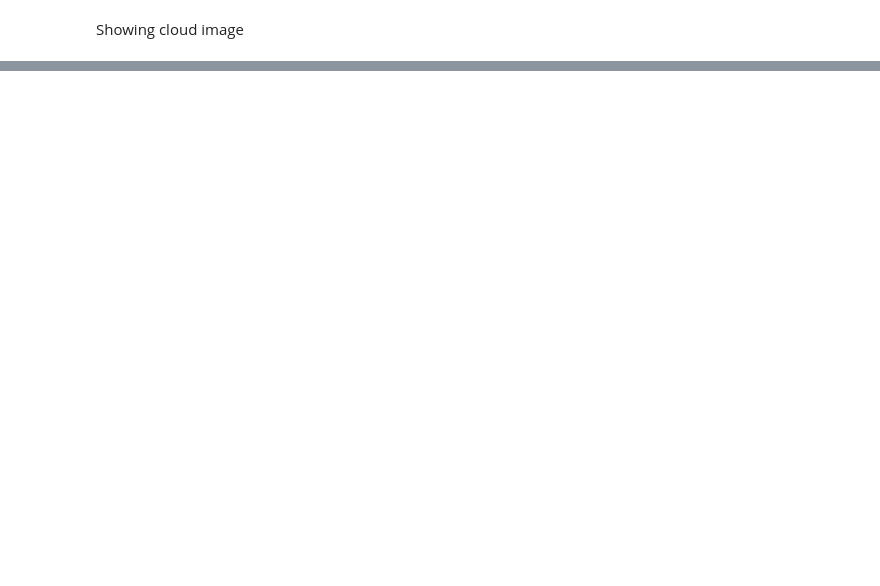
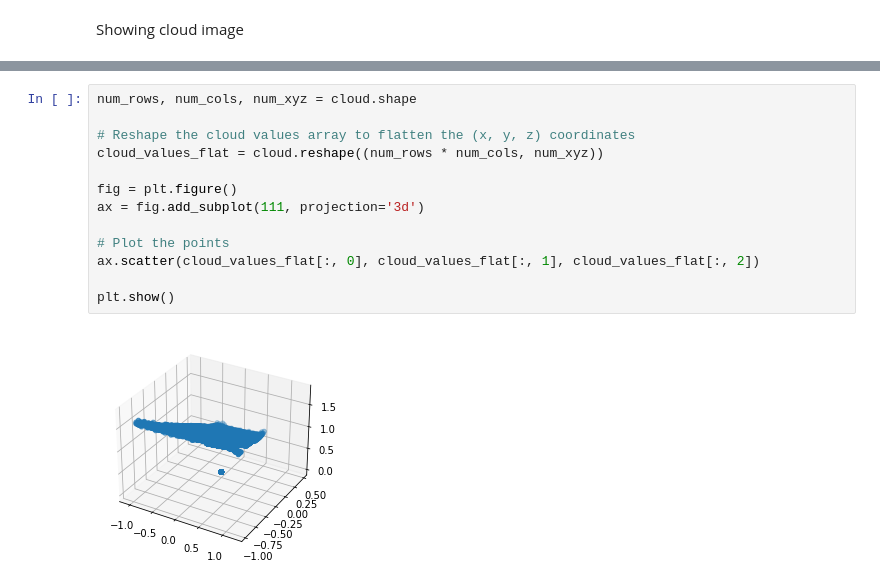
Before and after one commit to samasadii/computer-vision-project, a Jupyter notebook: exercise1/main.ipynb, the cells around one changed output, grey strips where cells are left out. Drawn from its saved outputs; the diff is of its cells as text; blank space fills up the shorter version.

```diff
--- a/exercise1/main.ipynb
+++ b/exercise1/main.ipynb
@@ -40,0 +45,15 @@ Clipping input data to the valid range for imshow with RGB data ([0..1] for floa
+# %%
+num_rows, num_cols, num_xyz = cloud.shape
+
+# Reshape the cloud values array to flatten the (x, y, z) coordinates
+cloud_values_flat = cloud.reshape((num_rows * num_cols, num_xyz))
+
+fig = plt.figure()
+ax = fig.add_subplot(111, projection='3d')
+
+# Plot the points
+ax.scatter(cloud_values_flat[:, 0], cloud_values_flat[:, 1], cloud_values_flat[:, 2])
+
+plt.show()
+# %% [output]
+[figure, added]
```
Also changed, not shown: parts of 5 cells of this notebook.
